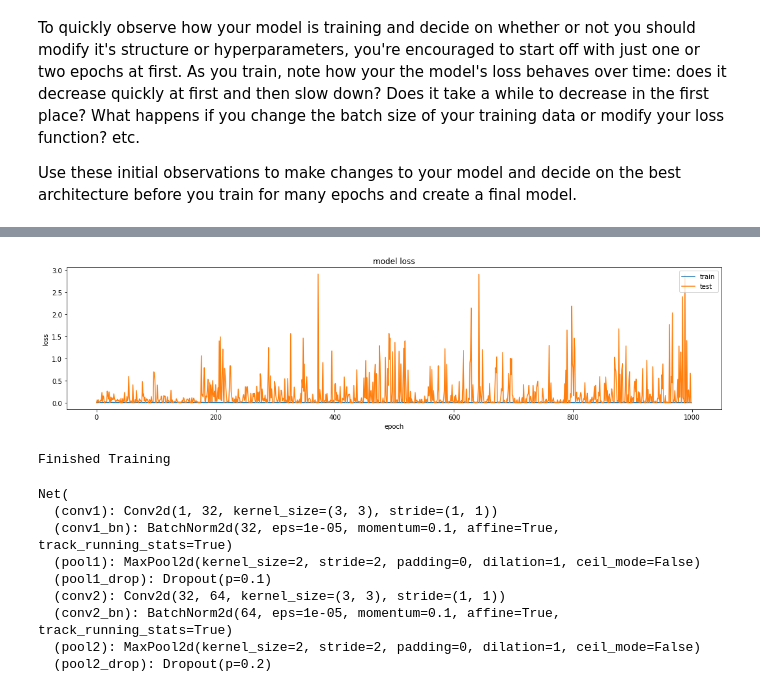
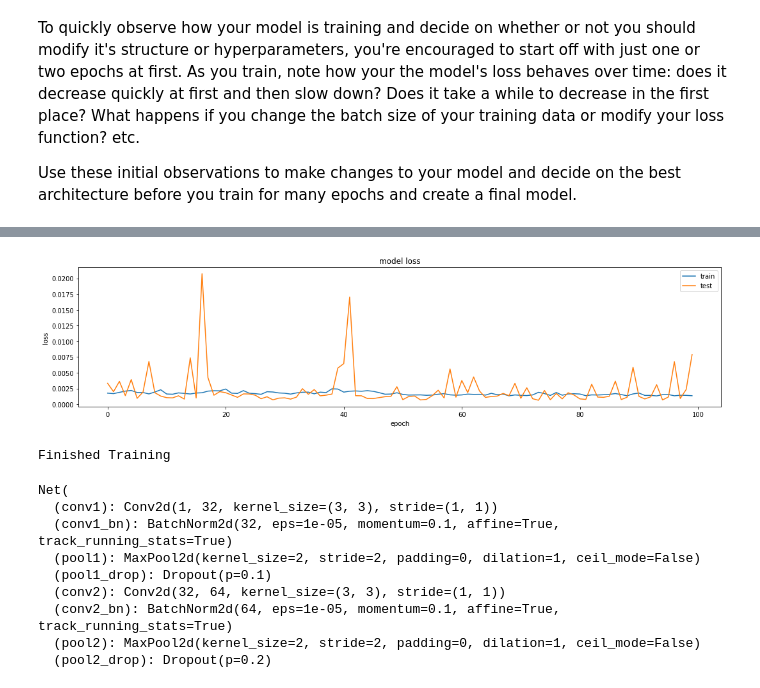
Before and after one commit to ptgamr/P1_Facial_Keypoints, a Jupyter notebook: 2. Define the Network Architecture.ipynb, the cells around one changed output, grey strips where cells are left out. Cells and saved outputs as stored; diff of their text form; code cells hidden in the pictures.

Commit message:
model 10 checkpoint

```diff
--- a/2. Define the Network Architecture.ipynb
+++ b/2. Define the Network Architecture.ipynb
@@ -129,15 +129,17 @@ from torchvision import transforms, utils
 # the dataset we created in Notebook 1 is copied in the helper file `data_load.py`
 from data_load import FacialKeypointsDataset
 # the transforms we defined in Notebook 1 are in the helper file `data_load.py`
-from data_load import Rescale, RandomCrop, Normalize, ToTensor
+from data_load import Rescale, RandomCrop, Normalize, ToTensor, RandomFlip
 
 
 ## TODO: define the data_transform using transforms.Compose([all tx's, . , .])
 # order matters! i.e. rescaling should come before a smaller crop
+crop = 224
 data_transform = transforms.Compose([Rescale(250),
-                                     RandomCrop(224),
+                                     RandomCrop(crop),
                                      Normalize(),
-                                     ToTensor()])
+                                     ToTensor(),
+                                     RandomFlip()])
 
 # testing that you've defined a transform
 assert(data_transform is not None), 'Define a data_transform'
@@ -331,6 +336,9 @@ import torch.optim as optim
 
 criterion = nn.SmoothL1Loss()
 optimizer = optim.Adam(net.parameters())
+
+#optimizer = optim.SGD(net.parameters(), lr=0.1, momentum=0.9)
+scheduler = optim.lr_scheduler.ReduceLROnPlateau(optimizer, 'min', patience=20)
 # %%
 device = torch.device("cuda:0" if torch.cuda.is_available() else "cpu")
 cpu = torch.device('cpu')
@@ -428,6 +436,11 @@ def train_net(n_epochs):
         train_losses.append(epoch_train_loss)
         test_losses.append(epoch_test_loss)
 
+
+        scheduler.step(epoch_test_loss)
+        for param_group in optimizer.param_groups:
+            print("Learning rate: ", param_group['lr'])
+
         print('Epoch: {}, Train Loss: {:0.6f}, Test. Loss: {:0.6f}'.format(epoch + 1, epoch_train_loss, epoch_test_loss))
 
 
@@ -445,7 +458,7 @@ def train_net(n_epochs):
     print('Finished Training')
 # %%
 # train your network
-n_epochs = 1000 # start small, and increase when you've decided on your model structure and hyperparams
+n_epochs = 100 # start small, and increase when you've decided on your model structure and hyperparams
 
 net.to(device)
 train_net(n_epochs)
@@ -470,4 +483,4 @@ Epoch: 1000, Train Loss: 0.006132, Test. Loss: 0.003321
-[figure, old version]
+[figure, new version]
 Finished Training
 # %%
 net.to(cpu)
```
Also changed, not shown: parts of 7 cells of this notebook, 4 other files.
